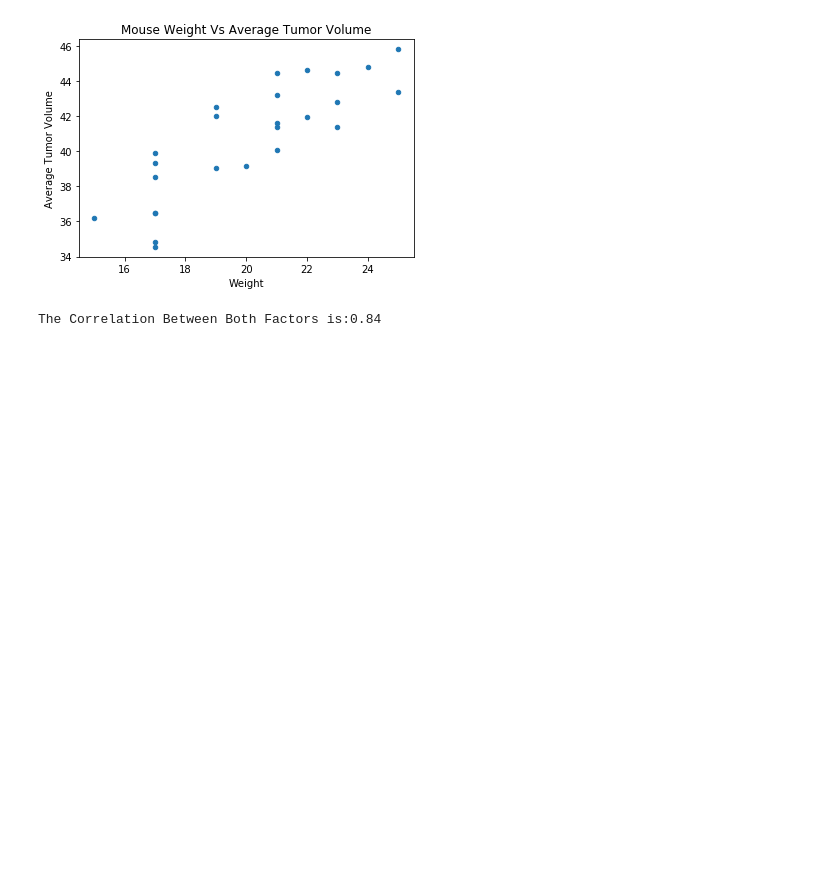
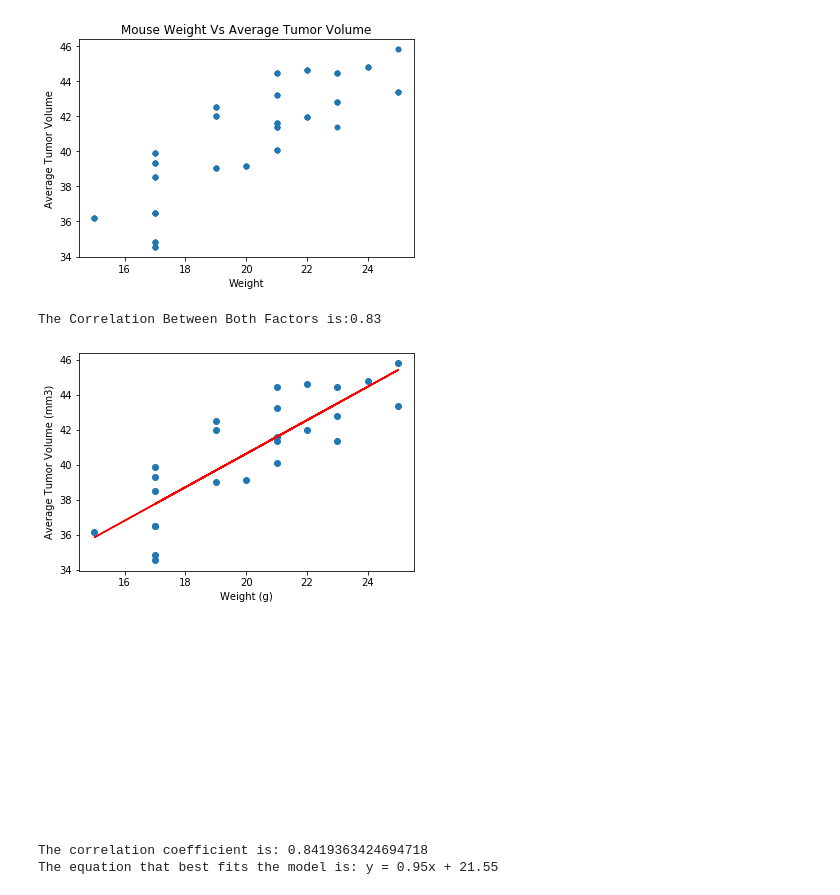
Before and after one commit to njameel632/pymaceuticals-homework, a Jupyter notebook: pymaceuticals1.ipynb, the cells around one changed output. Saved outputs shown, nothing was run; the diff lists cells and outputs as text; code cells hidden in the pictures; blank space fills up the shorter version.

```diff
--- a/pymaceuticals1.ipynb
+++ b/pymaceuticals1.ipynb
@@ -369,0 +350,3 @@ combined_data3
+# %%
+combined_data1 = combined_data.loc[combined_data['Drug Regimen']=='Capomulin']
+combined_data1
@@ -370,4 +367,9 @@ combined_data3
 # %%
+# Adding average tumor volume column
+
+combined_data1
 avg_tumor_volume = combined_data1.groupby(['Mouse ID']).mean()['Tumor Volume (mm3)']
 avg_tumor_volume
+combined_data1['Average Tumor Volume'] = avg_tumor_volume
+combined_data1
 # %% [output]
@@ -425,9 +401,28 @@ plt.show()
 #between mouse weight and average tumor volume for the Capomulin treatment.
 #Plot the linear regression model on top of the previous scatter plot.
 
-Weight = combined_data4.iloc[:,3]
-AverageTumorVolume = combined_data4.iloc[:,7]
+Weight = combined_data1.iloc[:,3]
+AverageTumorVolume = combined_data1.iloc[:,7]
 correlation = st.pearsonr(Weight,AverageTumorVolume)
 print(f"The Correlation Between Both Factors is:{round(correlation[0],2)}")
 # %% [output]
-The Correlation Between Both Factors is:0.84
+The Correlation Between Both Factors is:0.83
+# %%
+x_values = combined_data1.groupby(['Mouse ID'])['Weight (g)'].mean().values
+y_values = combined_data1.groupby(['Mouse ID'])['Tumor Volume (mm3)'].mean().values
+(slope, intercept, rvalue, pvalue, stderr) = linregress(x_values, y_values)
+regress_values = x_values * slope + intercept
+line_eq = "y = " + str(round(slope,2)) + "x + " + str(round(intercept,2))
+plt.scatter(x_values, y_values)
+plt.plot(x_values, regress_values, "r-")
+plt.annotate(line_eq, (19,20), fontsize=15, color="red")
+plt.ylabel('Average Tumor Volume (mm3)')
+plt.xlabel('Weight (g)')
+plt.show()
+
+print(f"The correlation coefficient is: {rvalue}")
+print(f"The equation that best fits the model is: {line_eq}")
+# %% [output]
+[figure, added]
+The correlation coefficient is: 0.8419363424694718
+The equation that best fits the model is: y = 0.95x + 21.55
```
Also changed, not shown: parts of 7 cells of this notebook.
